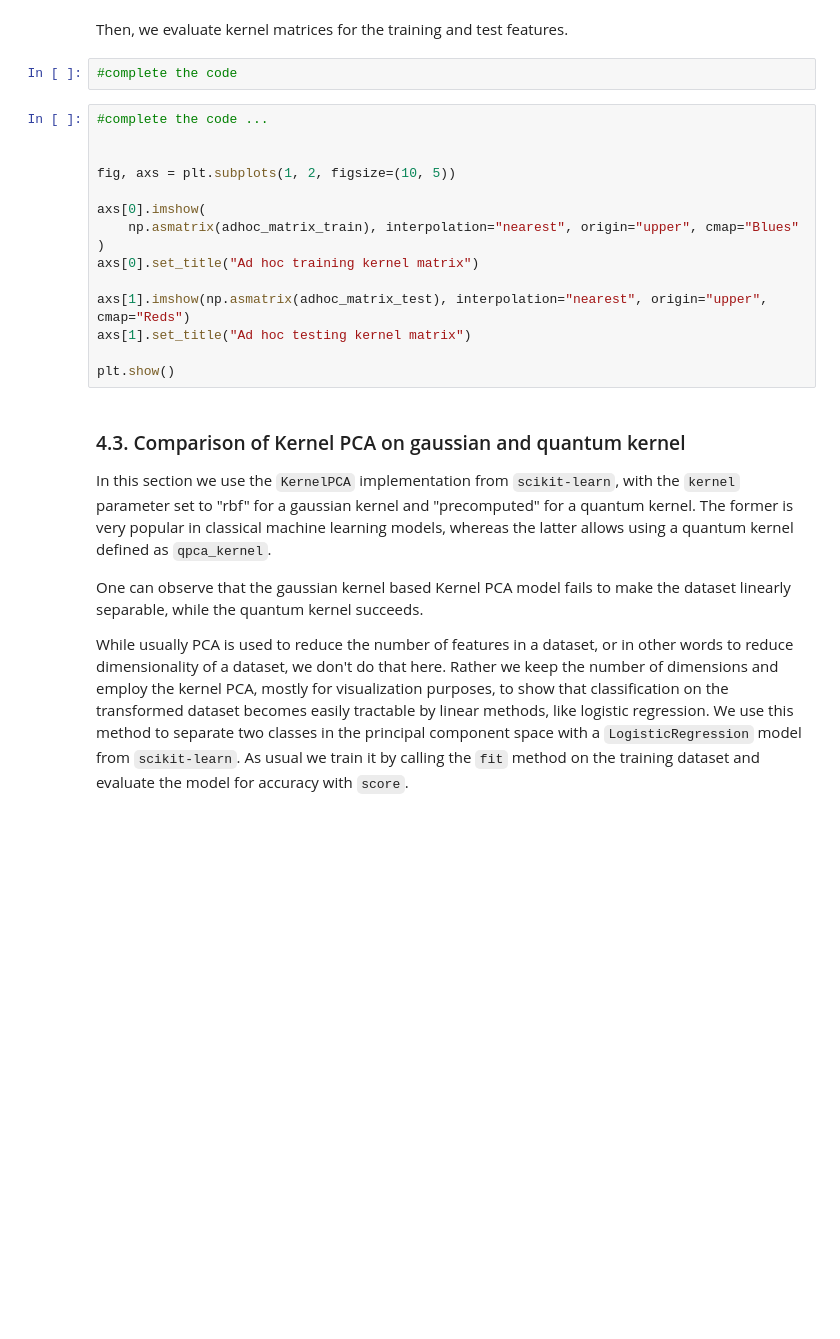
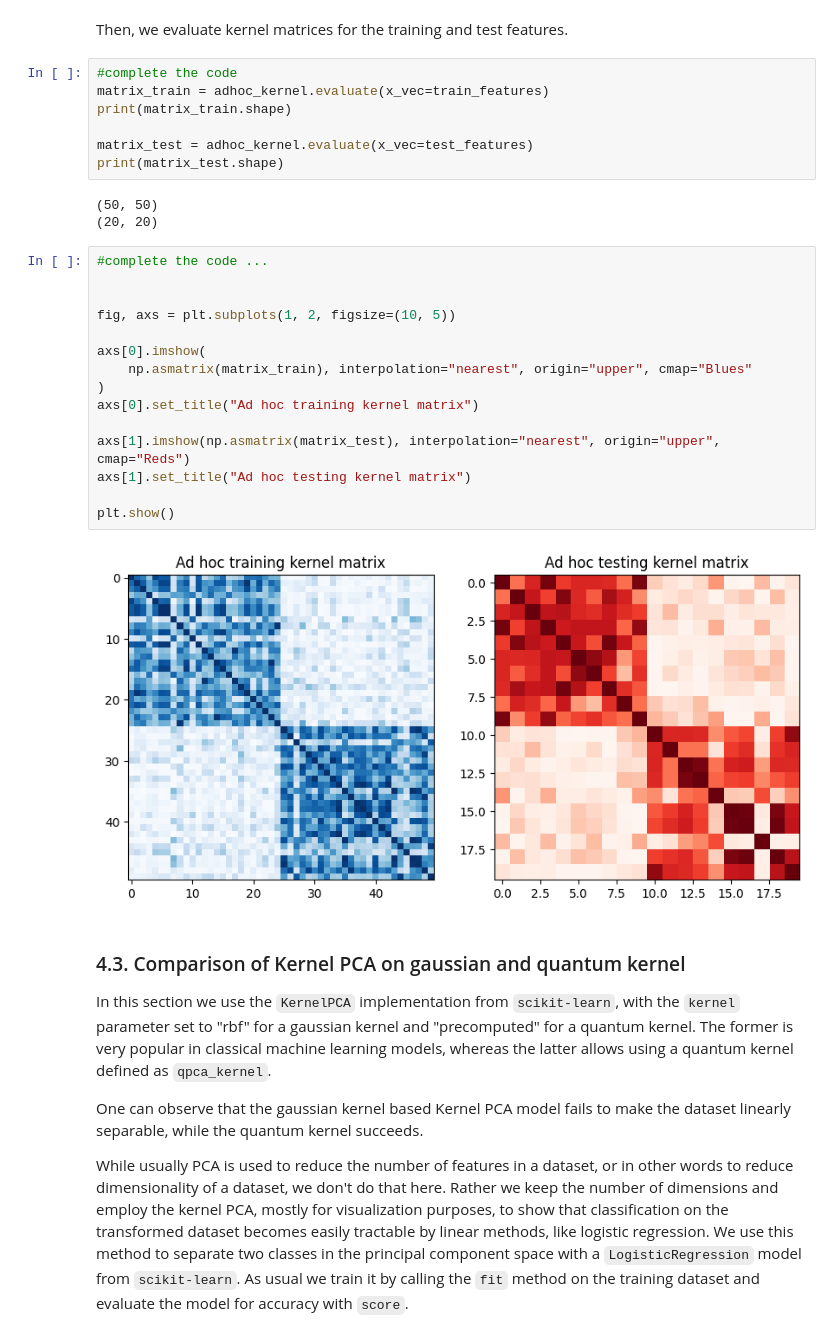
Before and after one commit to SthePasso/Quantum_Informatics_Summer_2025, a Jupyter notebook: solution/04s_homework.ipynb, the cells around one changed output. Cells and saved outputs as stored; diff of their text form; blank space fills up the shorter version.

```diff
--- a/solution/04s_homework.ipynb
+++ b/solution/04s_homework.ipynb
@@ -621,22 +687,32 @@ We proceed with the same kernel setup as it was in the classification task, name
 # %% [markdown]
 Then, we evaluate kernel matrices for the training and test features.
-# %%
-#complete the code
+# %%
+#complete the code
+matrix_train = adhoc_kernel.evaluate(x_vec=train_features)
+print(matrix_train.shape)
+
+matrix_test = adhoc_kernel.evaluate(x_vec=test_features)
+print(matrix_test.shape)
+# %% [output]
+(50, 50)
+(20, 20)
 # %%
 #complete the code ...
 
 
 fig, axs = plt.subplots(1, 2, figsize=(10, 5))
 
 axs[0].imshow(
-    np.asmatrix(adhoc_matrix_train), interpolation="nearest", origin="upper", cmap="Blues"
+    np.asmatrix(matrix_train), interpolation="nearest", origin="upper", cmap="Blues"
 )
 axs[0].set_title("Ad hoc training kernel matrix")
 
-axs[1].imshow(np.asmatrix(adhoc_matrix_test), interpolation="nearest", origin="upper", cmap="Reds")
+axs[1].imshow(np.asmatrix(matrix_test), interpolation="nearest", origin="upper", cmap="Reds")
 axs[1].set_title("Ad hoc testing kernel matrix")
 
 plt.show()
+# %% [output]
+[figure, added]
 # %% [markdown]
 ### 4.3. Comparison of Kernel PCA on gaussian and quantum kernel
 
```
Also changed, not shown: parts of 47 cells of this notebook.
